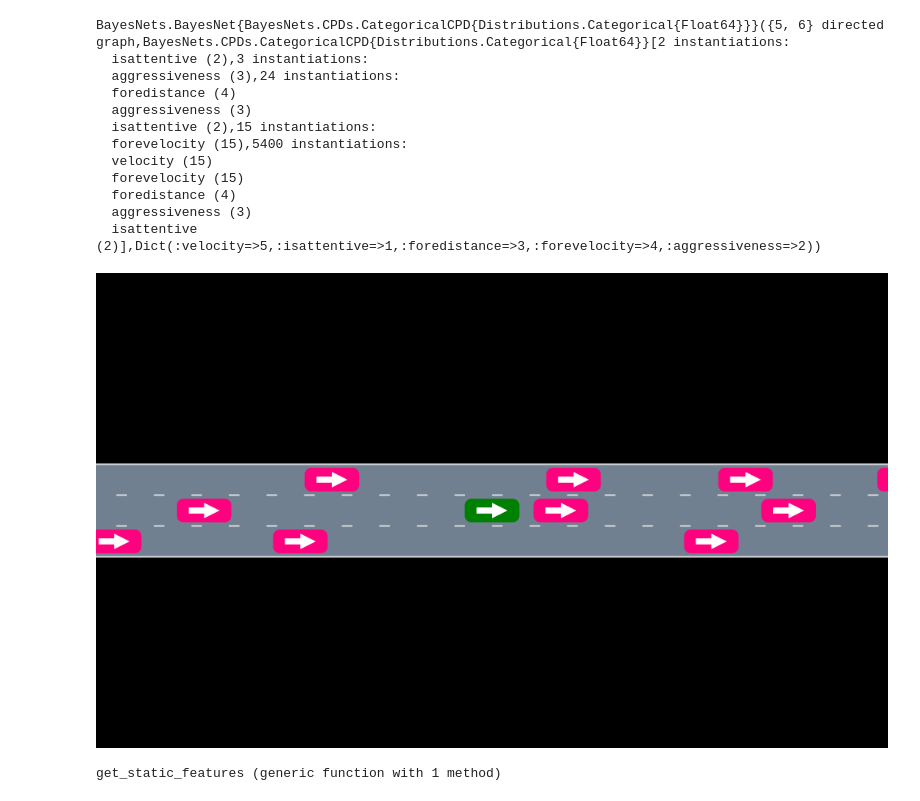
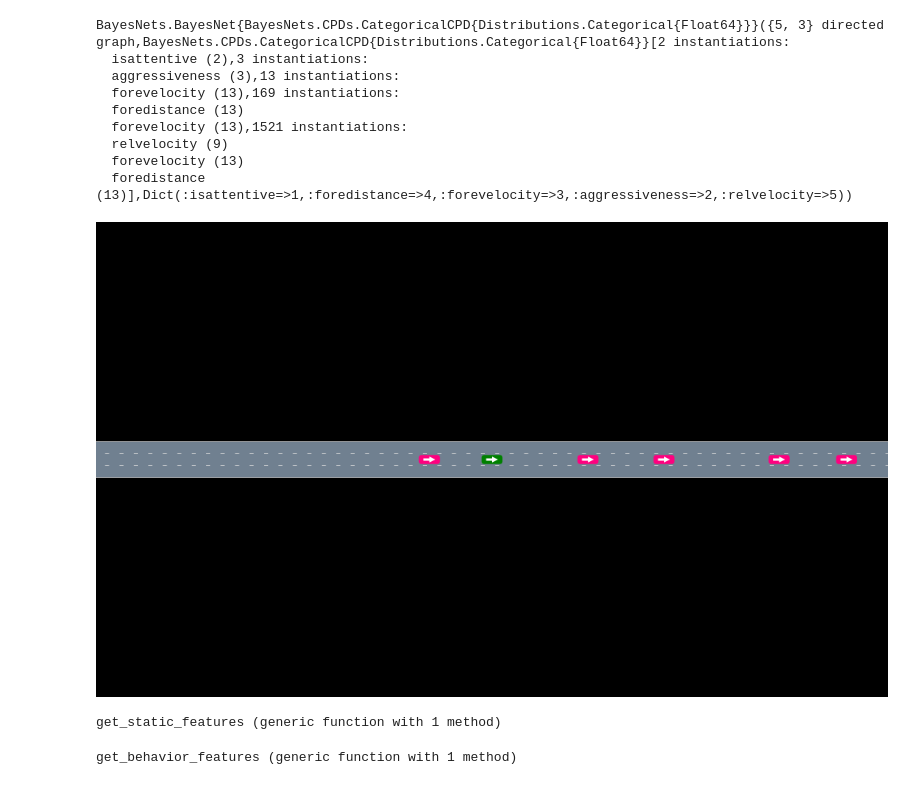
Before and after one commit to wulfebw/risk_prediction, a Jupyter notebook: scripts/scene_gen/test_bayes_net_lane_generator.ipynb, the cells around one changed output. Cells and saved outputs as stored; diff of their text form; code cells hidden in the pictures.

```diff
--- a/scripts/scene_gen/test_bayes_net_lane_generator.ipynb
+++ b/scripts/scene_gen/test_bayes_net_lane_generator.ipynb
@@ -8,21 +8,18 @@ d = JLD.load("../../data/bayesnets/base_test.jld")
 base_bn = d["bn"]
 var_edges = d["var_edges"]
 
-d = JLD.load("../../data/bayesnets/prop_test.jld")
+d = JLD.load("../../data/bayesnets/base_test.jld")
 prop_bn = d["bn"]
 # %% [output]
-BayesNets.BayesNet{BayesNets.CPDs.CategoricalCPD{Distributions.Categorical{Float64}}}({5, 6} directed graph,BayesNets.CPDs.CategoricalCPD{Distributions.Categorical{Float64}}[2 instantiations:
+BayesNets.BayesNet{BayesNets.CPDs.CategoricalCPD{Distributions.Categorical{Float64}}}({5, 3} directed graph,BayesNets.CPDs.CategoricalCPD{Distributions.Categorical{Float64}}[2 instantiations:
   isattentive (2),3 instantiations:
-  aggressiveness (3),24 instantiations:
-  foredistance (4)
-  aggressiveness (3)
-  isattentive (2),15 instantiations:
-  forevelocity (15),5400 instantiations:
-  velocity (15)
-  forevelocity (15)
-  foredistance (4)
-  aggressiveness (3)
-  isattentive (2)],Dict(:velocity=>5,:isattentive=>1,:foredistance=>3,:forevelocity=>4,:aggressiveness=>2))
+  aggressiveness (3),13 instantiations:
+  forevelocity (13),169 instantiations:
+  foredistance (13)
+  forevelocity (13),1521 instantiations:
+  relvelocity (9)
+  forevelocity (13)
+  foredistance (13)],Dict(:isattentive=>1,:foredistance=>4,:forevelocity=>3,:aggressiveness=>2,:relvelocity=>5))
 # %%
 # build the generator
 sampler = UniformAssignmentSampler(var_edges)
@@ -41,9 +37,9 @@ rand!(gen, roadway, scene, models, 2);
 # %%
 carcolors = Dict{Int,Colorant}()
 carcolors[39] = colorant"green"
-render(scene, roadway, cam=CarFollowCamera{Int}(39, 13.), car_colors=carcolors)
+render(scene, roadway, cam=CarFollowCamera{Int}(39, 5.), car_colors=carcolors)
 # %% [output]
-[figure, old version]
+[figure, new version]
 # %%
 # scene feature extractors
 function get_static_features(scene::Scene, roadway::Roadway)
@@ -98,4 +98,17 @@ function get_static_features(scene::Scene, roadway::Roadway)
 end
 # %% [output]
 get_static_features (generic function with 1 method)
+# %%
+function get_behavior_features(models::Dict{Int, DriverModel})
+    is_attentives = zeros(Float64, length(models))
+    aggressivenesses = zeros(Float64, length(models))
+    for (idx, (id, m)) in enumerate(models)
+        is_attentives[idx] = m.is_attentive ? 1 : 0
+        politeness = m.driver.mlane.politeness
+        aggressivenesses[idx] = infer_correlated_aggressiveness(politeness)
+    end
+    return is_attentives, aggressivenesses
+end
+# %% [output]
+get_behavior_features (generic function with 1 method)
 # %%
```
Also changed, not shown: parts of 4 cells of this notebook, 1 other file.
